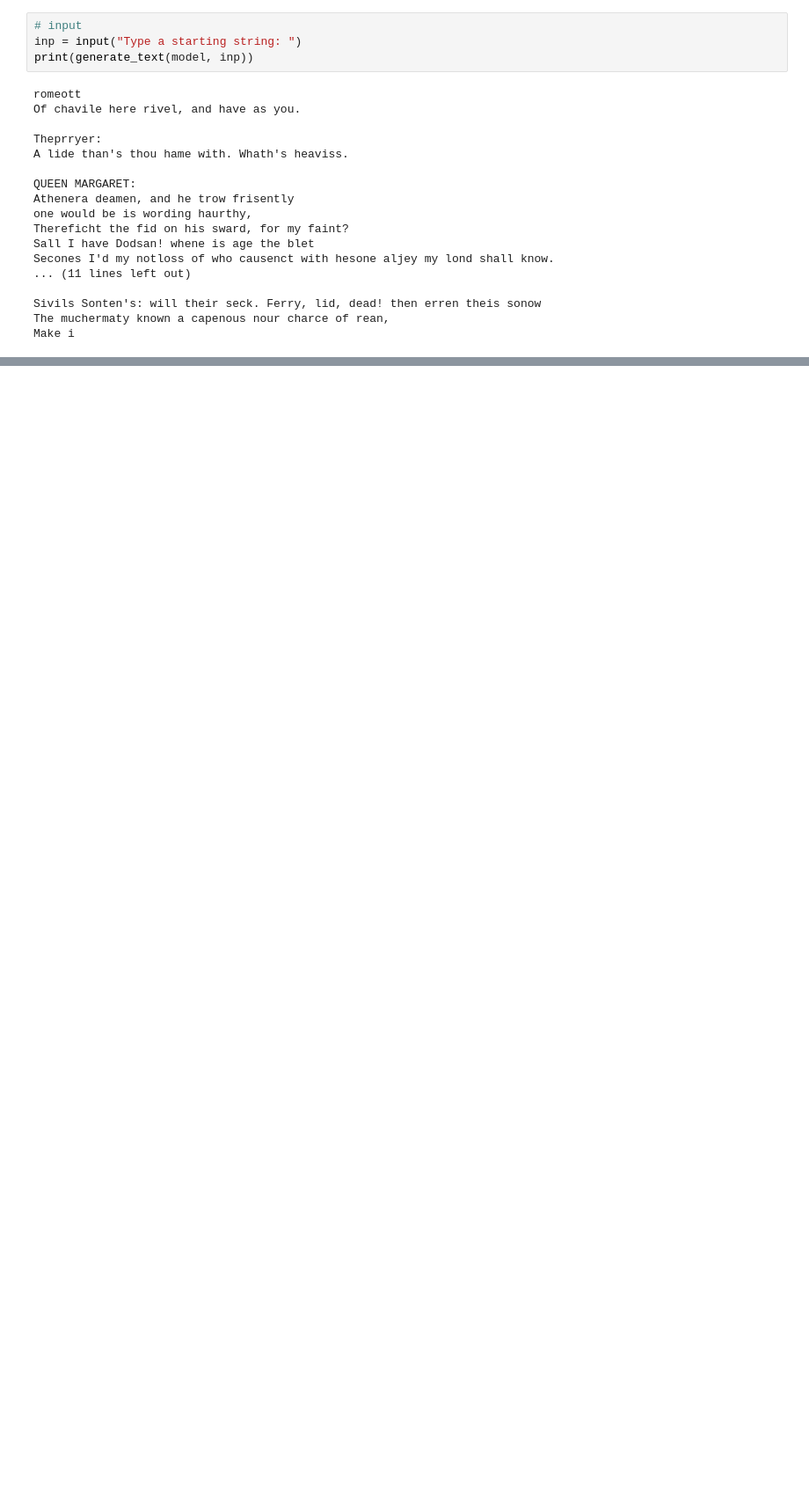
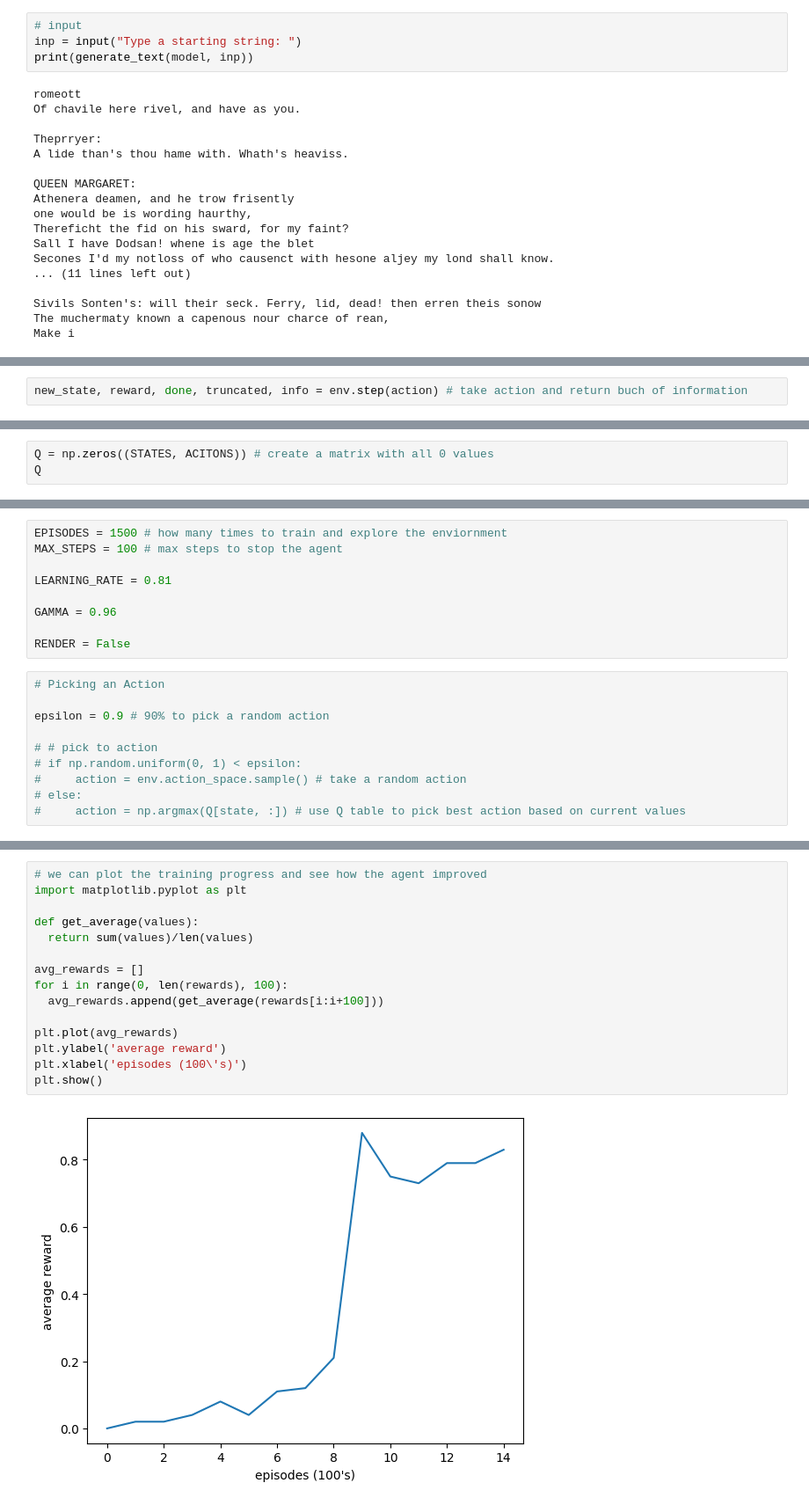
Before and after one commit to marius2347/Multiple-Datasets-Prediction-using-Tensorflow-in-Python-on-FreeCodeCamp, a Jupyter notebook: tensorflow.ipynb, the cells around one changed output, grey strips where cells are left out. Shown at 88% size. Drawn from its saved outputs; the diff is of its cells as text; blank space fills up the shorter version.

```diff
--- a/tensorflow.ipynb
+++ b/tensorflow.ipynb
@@ -1661,0 +1685,2 @@ Make i
+# %%
+new_state, reward, done, truncated, info = env.step(action) # take action and return buch of information
@@ -1661,0 +1698,3 @@ Make i
+# %%
+Q = np.zeros((STATES, ACITONS)) # create a matrix with all 0 values
+Q
@@ -1661,0 +1718,19 @@ Make i
+# %%
+EPISODES = 1500 # how many times to train and explore the enviornment
+MAX_STEPS = 100 # max steps to stop the agent
+
+LEARNING_RATE = 0.81
+
+GAMMA = 0.96
+
+RENDER = False
+# %%
+# Picking an Action
+
+epsilon = 0.9 # 90% to pick a random action
+
+# # pick to action
+# if np.random.uniform(0, 1) < epsilon:
+#     action = env.action_space.sample() # take a random action
+# else:
+#     action = np.argmax(Q[state, :]) # use Q table to pick best action based on current values
@@ -1661,0 +1786,17 @@ Make i
+# %%
+# we can plot the training progress and see how the agent improved
+import matplotlib.pyplot as plt
+
+def get_average(values):
+  return sum(values)/len(values)
+
+avg_rewards = []
+for i in range(0, len(rewards), 100):
+  avg_rewards.append(get_average(rewards[i:i+100]))
+
+plt.plot(avg_rewards)
+plt.ylabel('average reward')
+plt.xlabel('episodes (100\'s)')
+plt.show()
+# %% [output]
+[figure, added]
```
Also changed, not shown: parts of 8 cells of this notebook, 1 other file.
